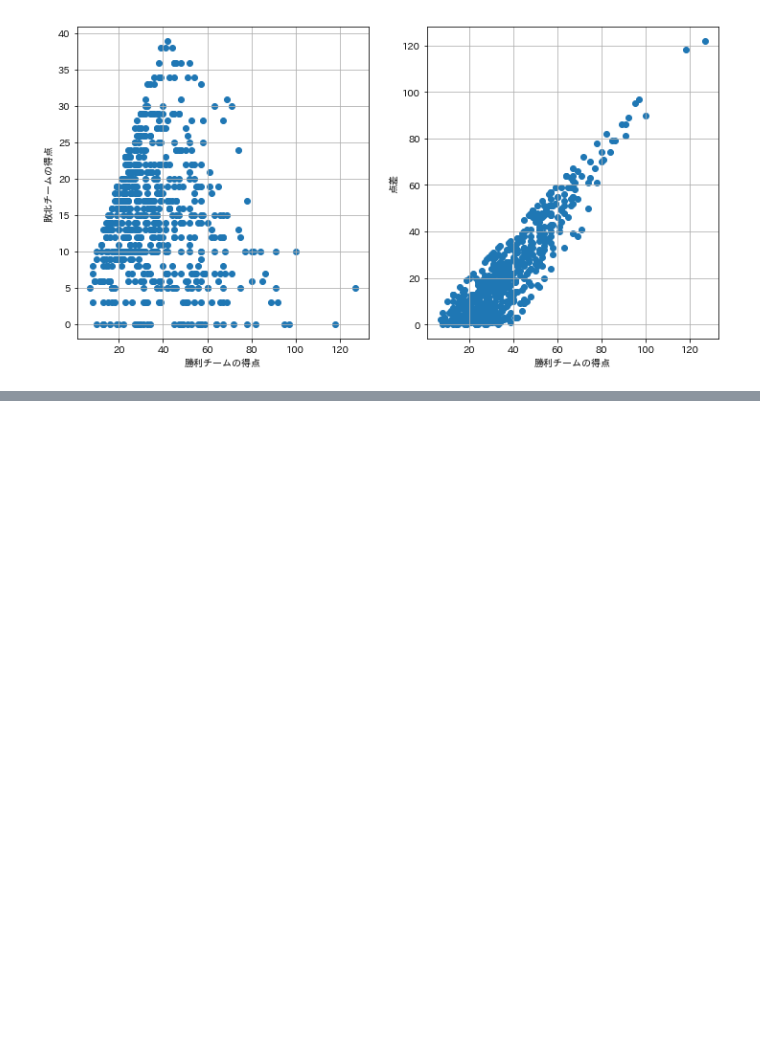
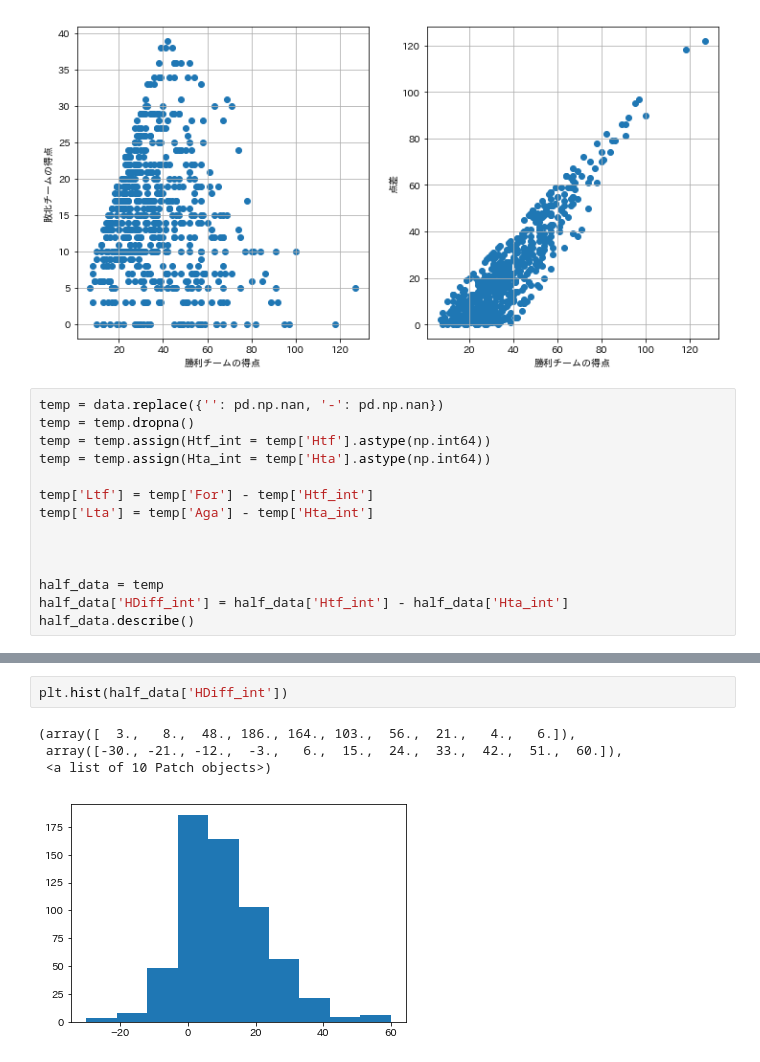
Before and after one commit to rimever/RugbyAnalyze, a Jupyter notebook: Match/match_score_analyze.ipynb, the cells around one changed output, grey strips where cells are left out. Saved outputs shown, nothing was run; the diff lists cells and outputs as text; blank space fills up the shorter version.

```diff
--- a/Match/match_score_analyze.ipynb
+++ b/Match/match_score_analyze.ipynb
@@ -223,3 +223,17 @@ ax[1].scatter(win_team_points,diff_points)
 ax[1].grid()
 # %% [output]
 [figure]
+# %%
+temp = data.replace({'': pd.np.nan, '-': pd.np.nan})
+temp = temp.dropna()
+temp = temp.assign(Htf_int = temp['Htf'].astype(np.int64))
+temp = temp.assign(Hta_int = temp['Hta'].astype(np.int64))
+
+temp['Ltf'] = temp['For'] - temp['Htf_int']
+temp['Lta'] = temp['Aga'] - temp['Hta_int']
+
+
+
+half_data = temp
+half_data['HDiff_int'] = half_data['Htf_int'] - half_data['Hta_int']
+half_data.describe()
@@ -225,0 +284,7 @@ ax[1].grid()
+# %%
+plt.hist(half_data['HDiff_int'])
+# %% [output]
+(array([  3.,   8.,  48., 186., 164., 103.,  56.,  21.,   4.,   6.]),
+ array([-30., -21., -12.,  -3.,   6.,  15.,  24.,  33.,  42.,  51.,  60.]),
+ <a list of 10 Patch objects>)
+[figure, added]
```
Also changed, not shown: parts of 12 cells of this notebook.
